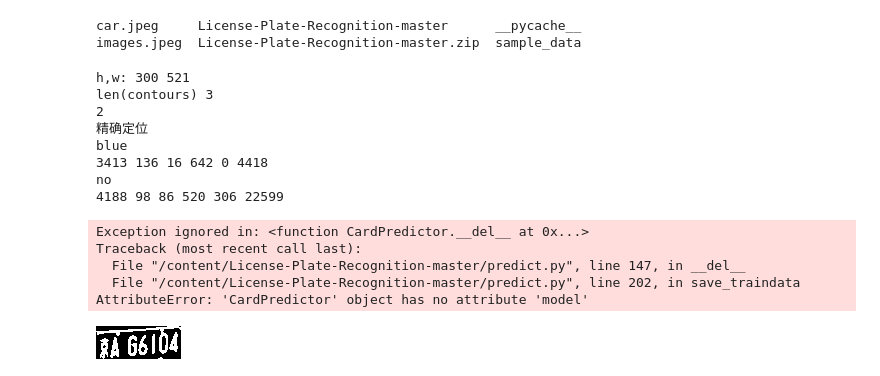
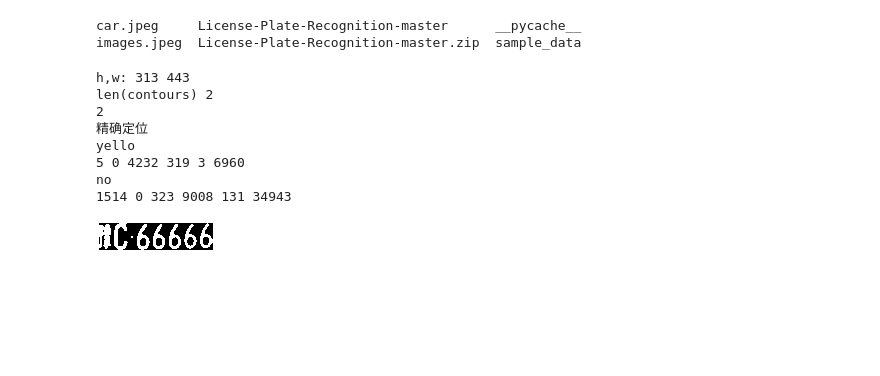
Before and after one commit to Applied-Machine-Learning-2022/final-project-jep-ua, a Jupyter notebook: Untitled5.ipynb, the cells around one changed output. Saved outputs shown, nothing was run; the diff lists cells and outputs as text; code cells hidden in the pictures; blank space fills up the shorter version.

```diff
--- a/Untitled5.ipynb
+++ b/Untitled5.ipynb
@@ -375,28 +379,23 @@ images.jpeg  License-Plate-Recognition-master.zip  sample_data
 # %%
 from predict import *
 from google.colab.patches import cv2_imshow
 c = CardPredictor()
-gray_img = c.predict('/content/License-Plate-Recognition-master/test/car5.jpg')
+gray_img = c.predict('/content/License-Plate-Recognition-master/test/car7.jpg')
 # cv2_imshow('ec.png', plate_img[1])
 # cv2_imshow(plate_img[1])
 # plate_img[3].shape
 import matplotlib.pyplot as plt
 cv2_imshow(gray_img)
 # %% [output]
-h,w: 300 521
-len(contours) 3
+h,w: 313 443
+len(contours) 2
 2
 精确定位
-blue
-3413 136 16 642 0 4418
+yello
+5 0 4232 319 3 6960
 no
-4188 98 86 520 306 22599
+1514 0 323 9008 131 34943
-Exception ignored in: <function CardPredictor.__del__ at 0x...>
-Traceback (most recent call last):
-  File "/content/License-Plate-Recognition-master/predict.py", line 147, in __del__
-  File "/content/License-Plate-Recognition-master/predict.py", line 202, in save_traindata
-AttributeError: 'CardPredictor' object has no attribute 'model'
-[figure, old version]
+[figure, new version]
 # %%
 !pip install opencv-python
 !sudo apt install tesseract-ocr
```
Also changed, not shown: parts of 5 cells of this notebook.
